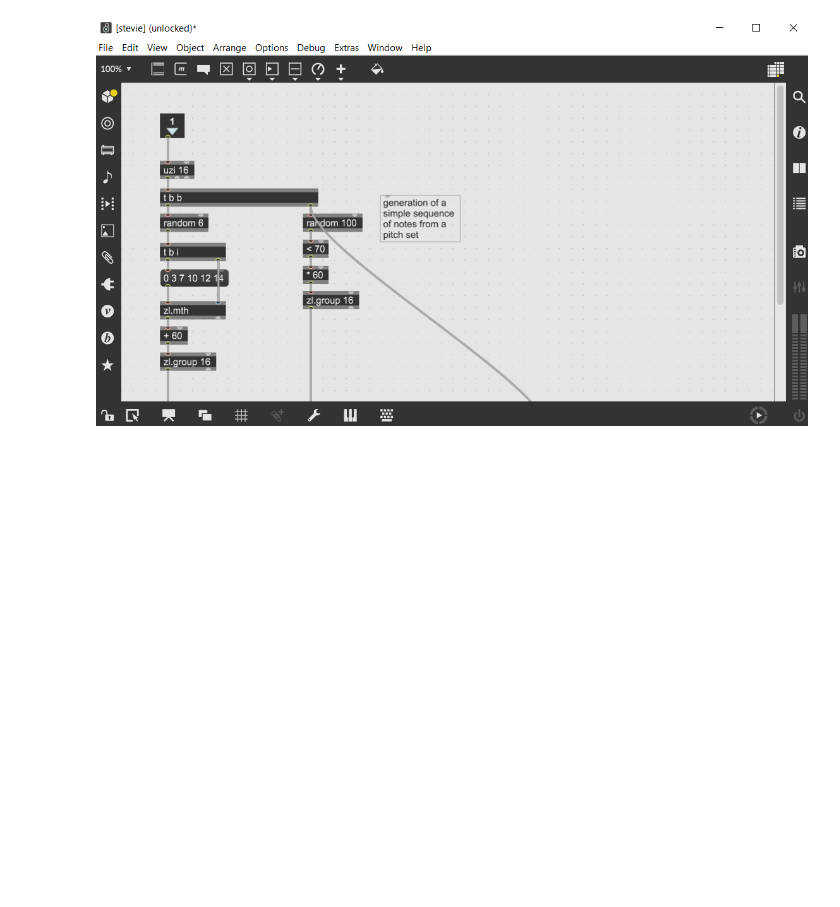
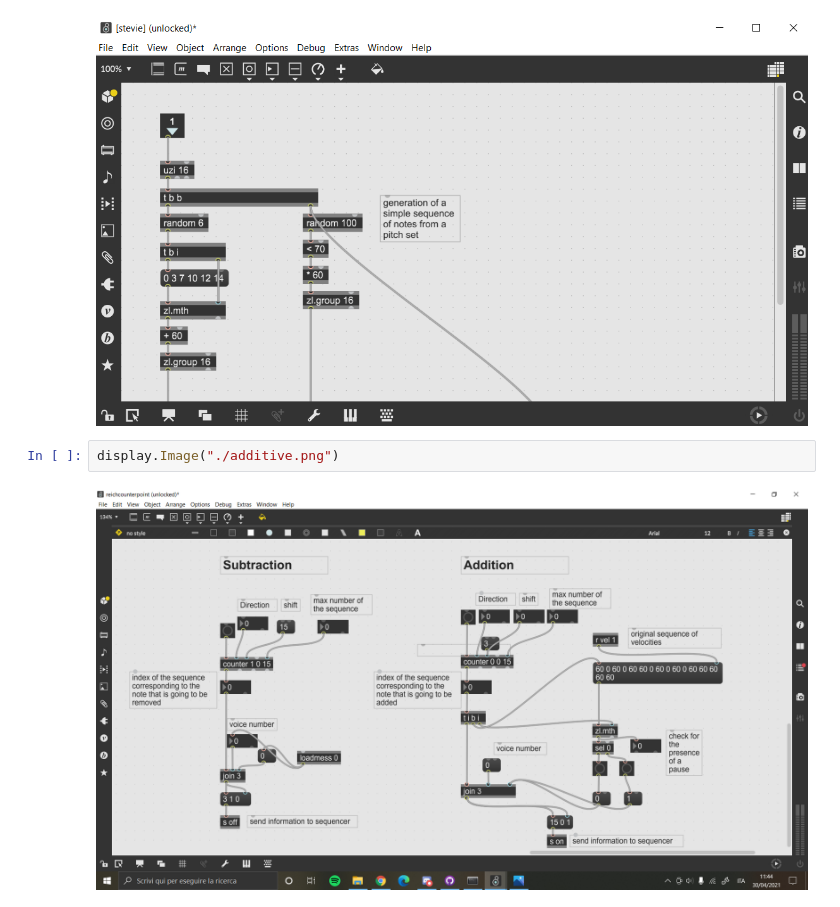
Before and after one commit to MattDupraz/Algorithmic-Composition, a Jupyter notebook: 12_milestone_2/Counterpoint.ipynb, the cells around one changed output. Cells and saved outputs as stored; diff of their text form; blank space fills up the shorter version.

```diff
--- a/12_milestone_2/Counterpoint.ipynb
+++ b/12_milestone_2/Counterpoint.ipynb
@@ -4,3 +4,7 @@
 display.Image("./stevie.png")
 # %% [output]
 [figure]
+# %%
+display.Image("./additive.png")
+# %% [output]
+[figure, added]
```
Also changed, not shown: parts of 3 cells of this notebook.
